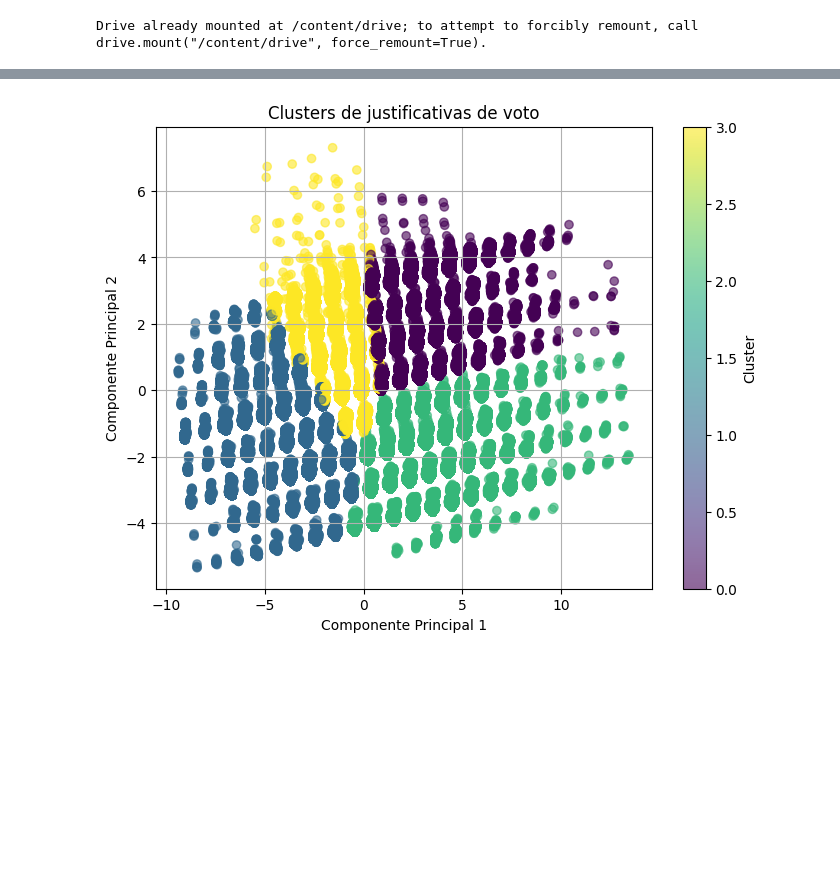
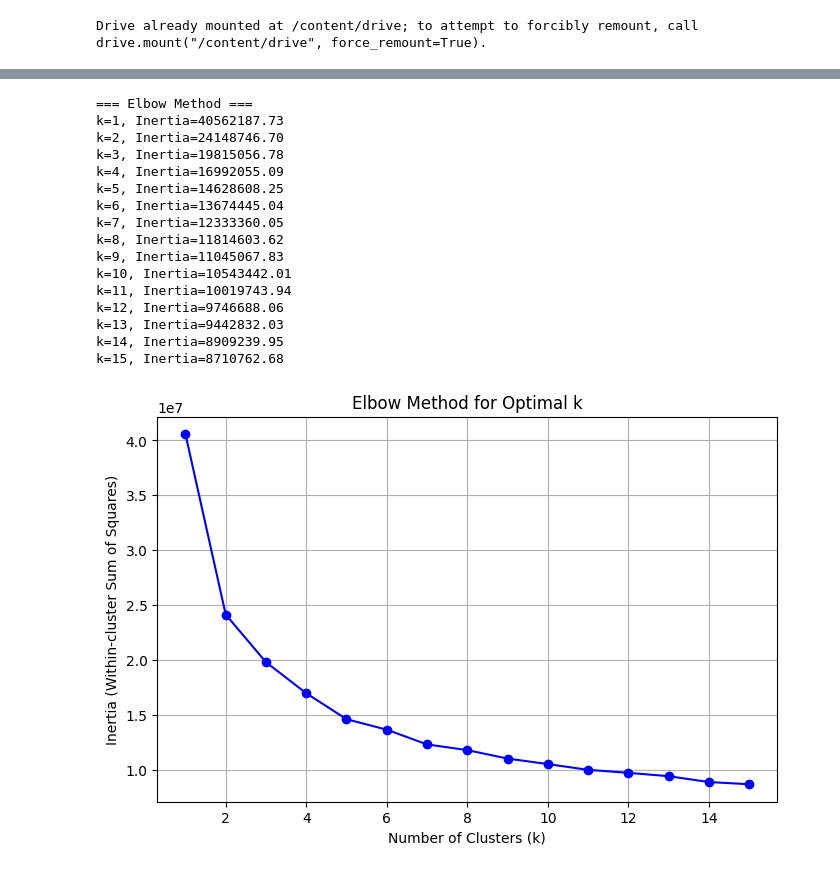
Before and after one commit to heitornolla/Analysis-of-Voter-Abstention-through-Clustering, a Jupyter notebook: jupyter-notebook/notebook.ipynb, the cells around one changed output, grey strips where cells are left out. Drawn from its saved outputs; the diff is of its cells as text; code cells hidden in the pictures; blank space fills up the shorter version.

```diff
--- a/jupyter-notebook/notebook.ipynb
+++ b/jupyter-notebook/notebook.ipynb
@@ -87,12 +93,12 @@ instrucao_order = ['NAO INFORMADO',
 
 ord_encoder = OrdinalEncoder(categories=[faixa_etaria_order, instrucao_order])
 # %%
-# These columns have multiple values which must me treated, so I chose to use one-hot encoding
-onehot_cols = ['Estado civil', 'Identidade de gênero', 'Raça / cor',
-               'Região', 'UF justificativa', 'Gênero']
+# These columns have multiple values which must me treated, so I chose to use
+# one-hot encoding
+onehot_cols = ['Estado civil', 'Região', 'Gênero']
 
 onehot_encoder = OneHotEncoder(handle_unknown='ignore', sparse_output=False)
 # %%
-numeric_cols = ['Ano de eleição', 'Turno', 'Quantidade de justificativas']
+numeric_cols = ['Ano de eleição', 'Quantidade de justificativas']
 # %%
 # Applies all of the pre-processing steps that were set up
@@ -101,3 +108,48 @@ preprocessor = ColumnTransformer(transformers=[
     ('onehot', onehot_encoder, onehot_cols),
     ('num', StandardScaler(), numeric_cols)
 ], remainder='passthrough')
+# %%
+from sklearn.cluster import KMeans
+from sklearn.metrics import silhouette_score
+import matplotlib.pyplot as plt
+
+# Preprocess your data once
+X_processed = preprocessor.fit_transform(df)
+
+# Elbow Method setup
+inertias = []
+k_values = range(1, 16)  # k from 1 to 15
+
+print("=== Elbow Method ===")
+for k in k_values:
+    kmeans = KMeans(n_clusters=k, random_state=42, n_init='auto')
+    kmeans.fit(X_processed)
+    inertias.append(kmeans.inertia_)
+    print(f"k={k}, Inertia={kmeans.inertia_:.2f}")
+
+# Plot the Elbow Curve
+plt.figure(figsize=(8, 5))
+plt.plot(k_values, inertias, 'bo-')
+plt.xlabel('Number of Clusters (k)')
+plt.ylabel('Inertia (Within-cluster Sum of Squares)')
+plt.title('Elbow Method for Optimal k')
+plt.grid(True)
+plt.show()
+# %% [output]
+=== Elbow Method ===
+k=1, Inertia=40562187.73
+k=2, Inertia=24148746.70
+k=3, Inertia=19815056.78
+k=4, Inertia=16992055.09
+k=5, Inertia=14628608.25
+k=6, Inertia=13674445.04
+k=7, Inertia=12333360.05
+k=8, Inertia=11814603.62
+k=9, Inertia=11045067.83
+k=10, Inertia=10543442.01
+k=11, Inertia=10019743.94
+k=12, Inertia=9746688.06
+k=13, Inertia=9442832.03
+k=14, Inertia=8909239.95
+k=15, Inertia=8710762.68
+[figure, added]
@@ -116,19 +175,3 @@ clusters = pipeline.named_steps['clustering'].labels_
-# %%
-# Data visualization with PCA
-X_preprocessed = pipeline.named_steps['preprocessing'].transform(X)
-pca = PCA(n_components=2)
-X_pca = pca.fit_transform(X_preprocessed)
-
-plt.figure(figsize=(8,6))
-plt.scatter(X_pca[:, 0], X_pca[:, 1], c=clusters, cmap='viridis', alpha=0.6)
-plt.title('Clusters de justificativas de voto')
-plt.xlabel('Componente Principal 1')
-plt.ylabel('Componente Principal 2')
-plt.colorbar(label='Cluster')
-plt.grid(True)
-plt.show()
-# %% [output]
-[figure, removed]
 # %%
 pd.options.display.max_columns = 0
 
```
Also changed, not shown: parts of 19 cells of this notebook.
